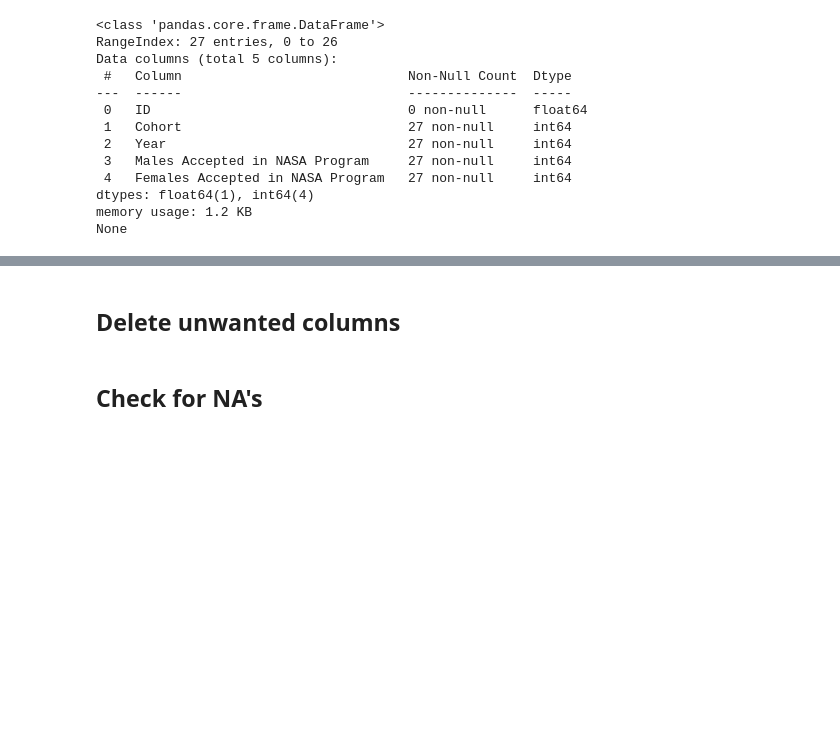
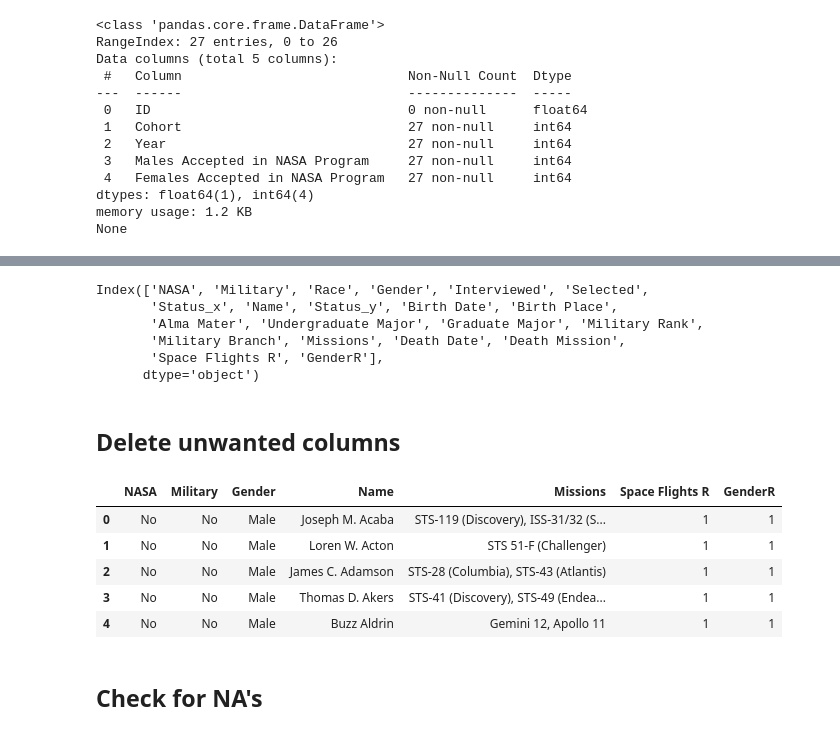
Before and after one commit to rhreich34/NASA-Hiring-Rate, a Jupyter notebook: NASA.ipynb, the cells around one changed output, grey strips where cells are left out. Drawn from its saved outputs; the diff is of its cells as text; code cells hidden in the pictures; blank space fills up the shorter version.

```diff
--- a/NASA.ipynb
+++ b/NASA.ipynb
@@ -109,4 +110,27 @@ NasaData.head()
+# %%
+NasaData.columns
+# %% [output]
+Index(['NASA', 'Military', 'Race', 'Gender', 'Interviewed', 'Selected',
+       'Status_x', 'Name', 'Status_y', 'Birth Date', 'Birth Place',
+       'Alma Mater', 'Undergraduate Major', 'Graduate Major', 'Military Rank',
+       'Military Branch', 'Missions', 'Death Date', 'Death Mission',
+       'Space Flights R', 'GenderR'],
+      dtype='object')
 # %% [markdown]
 ## Delete unwanted columns
+# %%
+NasaData=NasaData.drop(columns=['Graduate Major','Birth Date','Race','Interviewed', 'Selected',
+       'Status_x','Status_y', 'Birth Date', 'Birth Place',
+       'Alma Mater', 'Undergraduate Major', 'Graduate Major', 'Military Rank',
+       'Military Branch','Death Date', 'Death Mission'])
+# %%
+NasaData.head()
+# %% [output]
+|  | NASA | Military | Gender | Name | Missions | Space Flights R | GenderR |
+| 0 | No | No | Male | Joseph M. Acaba | STS-119 (Discovery), ISS-31/32 (S... | 1 | 1 |
+| 1 | No | No | Male | Loren W. Acton | STS 51-F (Challenger) | 1 | 1 |
+| 2 | No | No | Male | James C. Adamson | STS-28 (Columbia), STS-43 (Atlantis) | 1 | 1 |
+| 3 | No | No | Male | Thomas D. Akers | STS-41 (Discovery), STS-49 (Endea... | 1 | 1 |
+| 4 | No | No | Male | Buzz Aldrin | Gemini 12, Apollo 11 | 1 | 1 |
 # %% [markdown]
 ## Check for NA's
```
Also changed, not shown: parts of 2 cells of this notebook.
